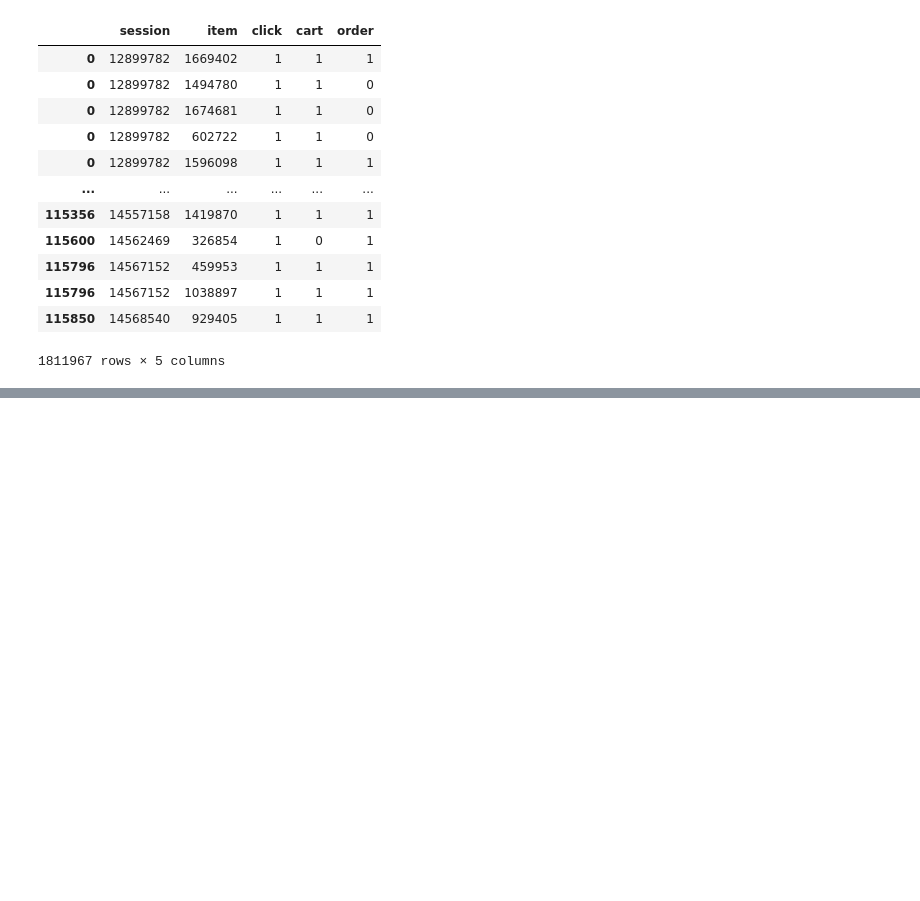
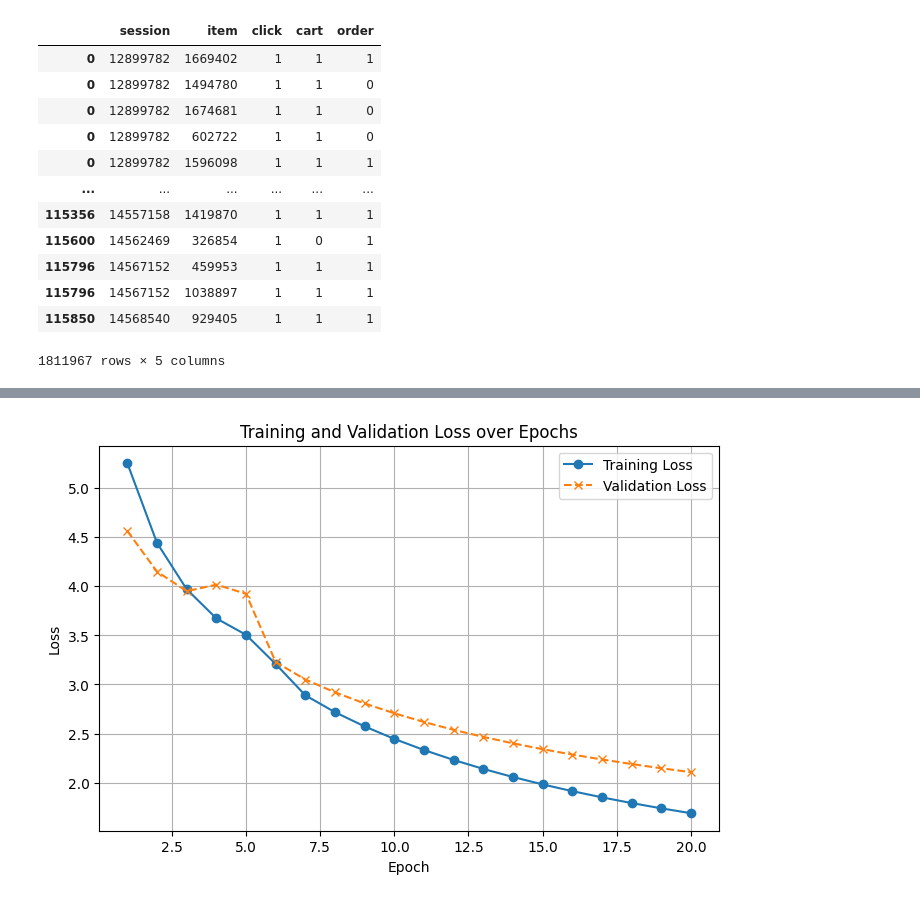
Before and after one commit to EliaTosin/DataAnaCla25, a Jupyter notebook: flipped_7/flipped_7_multiclass.ipynb, the cells around one changed output, grey strips where cells are left out. Cells and saved outputs as stored; diff of their text form; code cells hidden in the pictures; blank space fills up the shorter version.

```diff
--- a/flipped_7/flipped_7_multiclass.ipynb
+++ b/flipped_7/flipped_7_multiclass.ipynb
@@ -395,8 +167,0 @@ Epoch 80, costo: 297868.7173
-# %%
-# save the matrix R_complete in a pickle file
-import pickle
-with open('R_complete.pkl', 'wb') as f:
-    pickle.dump(R_complete, f)
-# save the matrix R in a pickle file
-with open('R.pkl', 'wb') as f:
-    pickle.dump(R, f)
@@ -413,5 +167,0 @@ U_2, V_2, losses_2 = unconstrained_matrix_factorization(R, mask, k=20, epochs=ep
-# %%
-with open('R_complete_2.pkl', 'wb') as f:
-    pickle.dump(R_complete, f)
-with open('R_2.pkl', 'wb') as f:
-    pickle.dump(R, f)
@@ -425,0 +311,2 @@ plt.show()
+# %%
+U, V, b_u, b_i, b, losses, val_losses, test_loss = sgd_matrix_factorization(df_concat, k=20, alpha=0.001)
@@ -425,0 +331,18 @@ plt.show()
+# %%
+# Plot loss curve
+plt.figure(figsize=(8, 5))
+
+# Plot training loss
+plt.plot(range(1, len(losses) + 1), losses, marker='o', linestyle='-', label='Training Loss')
+
+# Plot validation loss
+plt.plot(range(1, len(val_losses) + 1), val_losses, marker='x', linestyle='--', label='Validation Loss')
+
+plt.xlabel('Epoch')
+plt.ylabel('Loss')
+plt.title('Training and Validation Loss over Epochs')
+plt.legend()
+plt.grid(True)
+plt.show()
+# %% [output]
+[figure, added]
```
Also changed, not shown: parts of 19 cells of this notebook.
